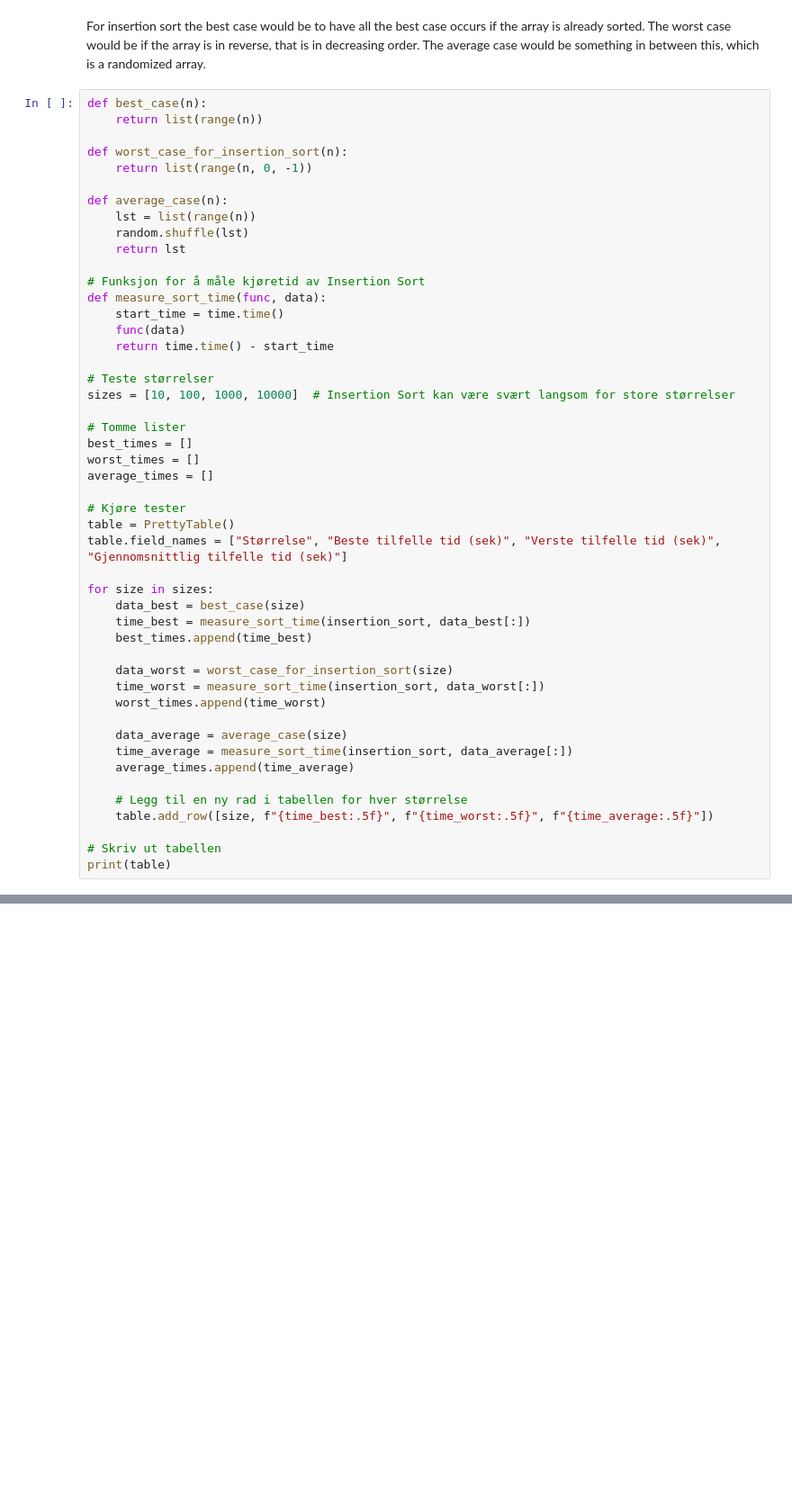
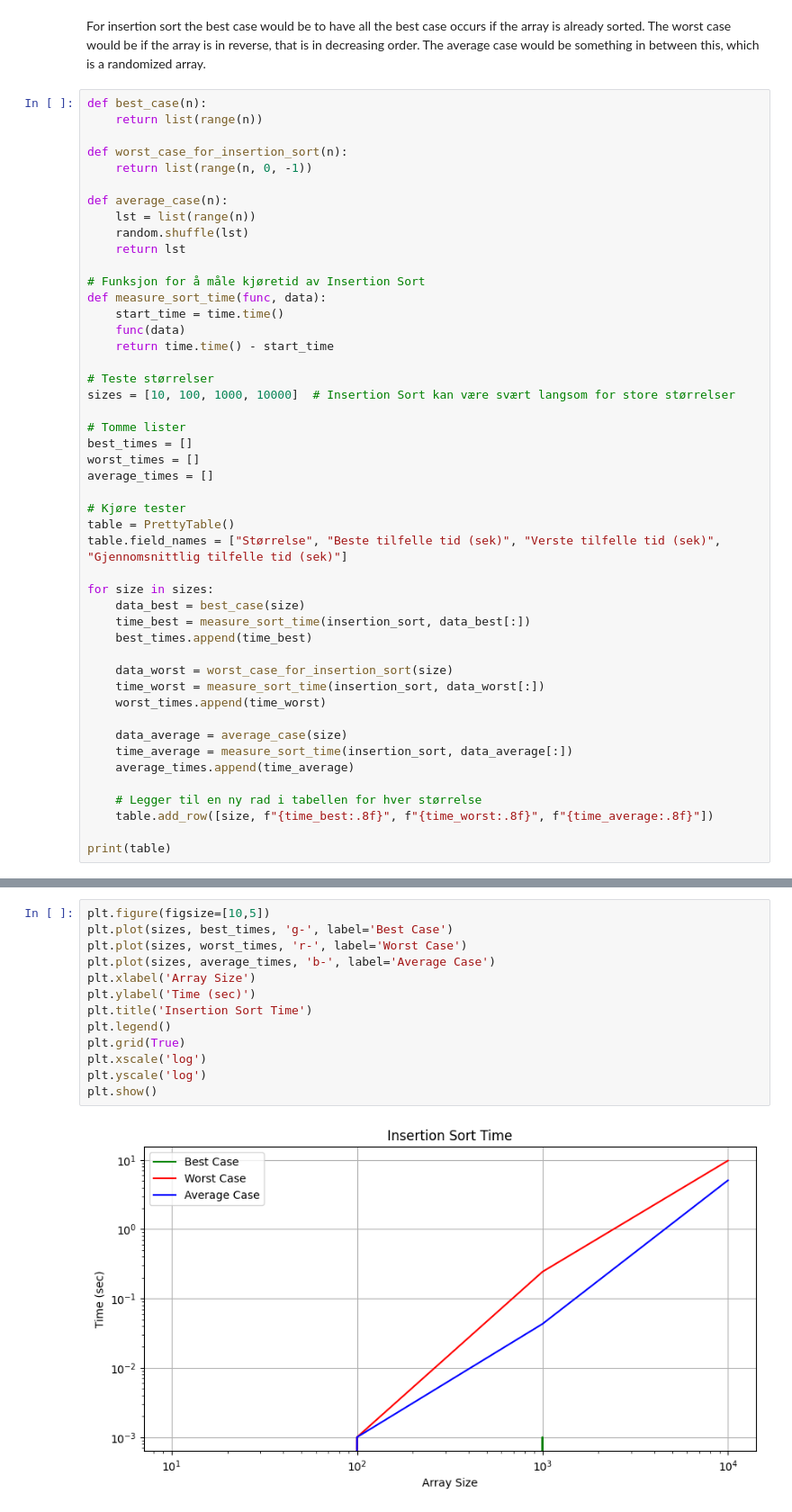
Before and after one commit to Vilde2809/INF221_small_project, a Jupyter notebook: vilde_code.ipynb, the cells around one changed output, grey strips where cells are left out. Shown at 90% size. Saved outputs shown, nothing was run; the diff lists cells and outputs as text; blank space fills up the shorter version.

```diff
--- a/vilde_code.ipynb
+++ b/vilde_code.ipynb
@@ -80,10 +80,9 @@ for size in sizes:
     time_average = measure_sort_time(insertion_sort, data_average[:])
     average_times.append(time_average)
 
-    # Legg til en ny rad i tabellen for hver størrelse
-    table.add_row([size, f"{time_best:.5f}", f"{time_worst:.5f}", f"{time_average:.5f}"])
+    # Legger til en ny rad i tabellen for hver størrelse
+    table.add_row([size, f"{time_best:.8f}", f"{time_worst:.8f}", f"{time_average:.8f}"])
 
-# Skriv ut tabellen
 print(table)
 # %% [output]
 +-----------+--------------------------+---------------------------+------------------------------------+
@@ -96,0 +98,15 @@ print(table)
+# %%
+plt.figure(figsize=[10,5])
+plt.plot(sizes, best_times, 'g-', label='Best Case')
+plt.plot(sizes, worst_times, 'r-', label='Worst Case')
+plt.plot(sizes, average_times, 'b-', label='Average Case')
+plt.xlabel('Array Size')
+plt.ylabel('Time (sec)')
+plt.title('Insertion Sort Time')
+plt.legend()
+plt.grid(True)
+plt.xscale('log')
+plt.yscale('log')
+plt.show()
+# %% [output]
+[figure, added]
```
Also changed, not shown: parts of 2 cells of this notebook.
